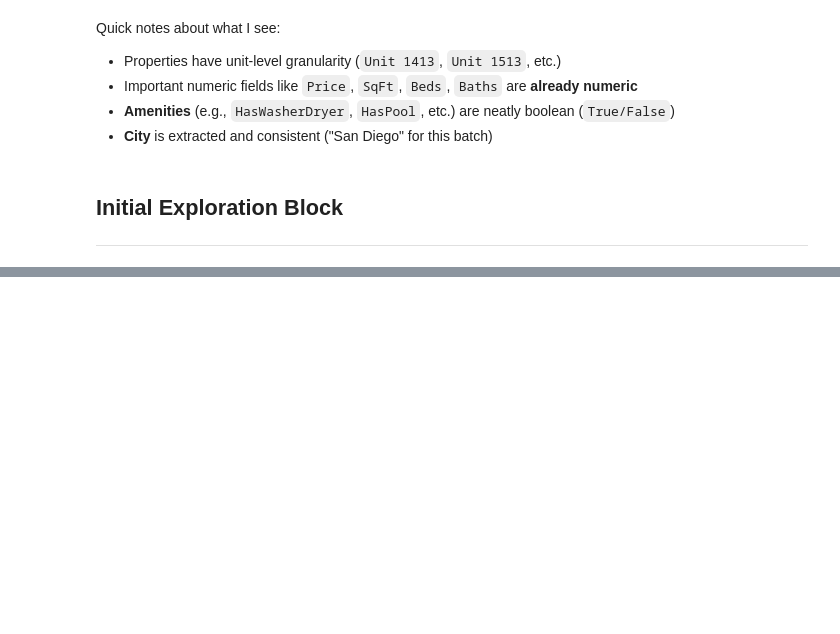
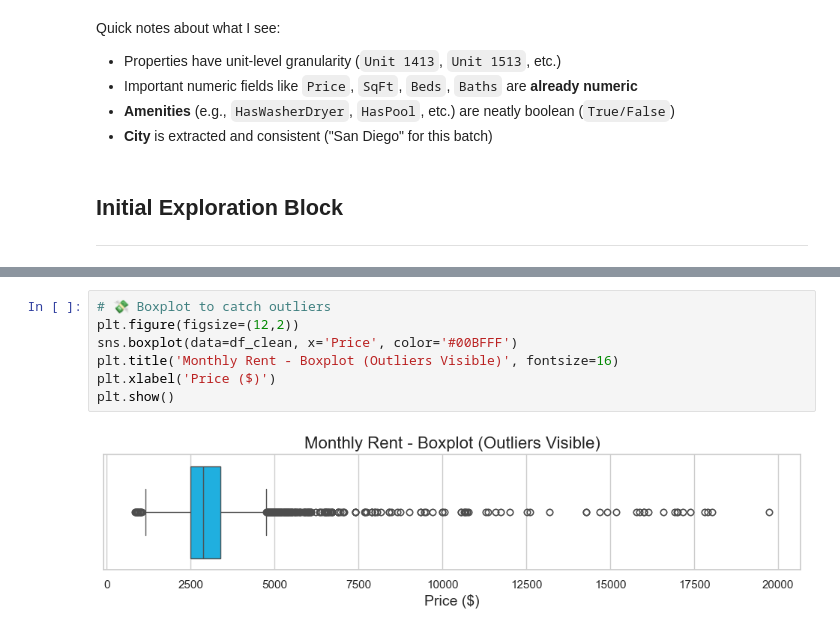
Before and after one commit to JTMarcu/rental_price, a Jupyter notebook: sd_rental_analysis.ipynb, the cells around one changed output, grey strips where cells are left out. Saved outputs shown, nothing was run; the diff lists cells and outputs as text; blank space fills up the shorter version.

```diff
--- a/sd_rental_analysis.ipynb
+++ b/sd_rental_analysis.ipynb
@@ -196,0 +247,9 @@ Would you like to run this **cleaning block** next?
+# %%
+# 💸 Boxplot to catch outliers
+plt.figure(figsize=(12,2))
+sns.boxplot(data=df_clean, x='Price', color='#00BFFF')
+plt.title('Monthly Rent - Boxplot (Outliers Visible)', fontsize=16)
+plt.xlabel('Price ($)')
+plt.show()
+# %% [output]
+[figure, added]
```
Also changed, not shown: parts of 16 cells of this notebook.
